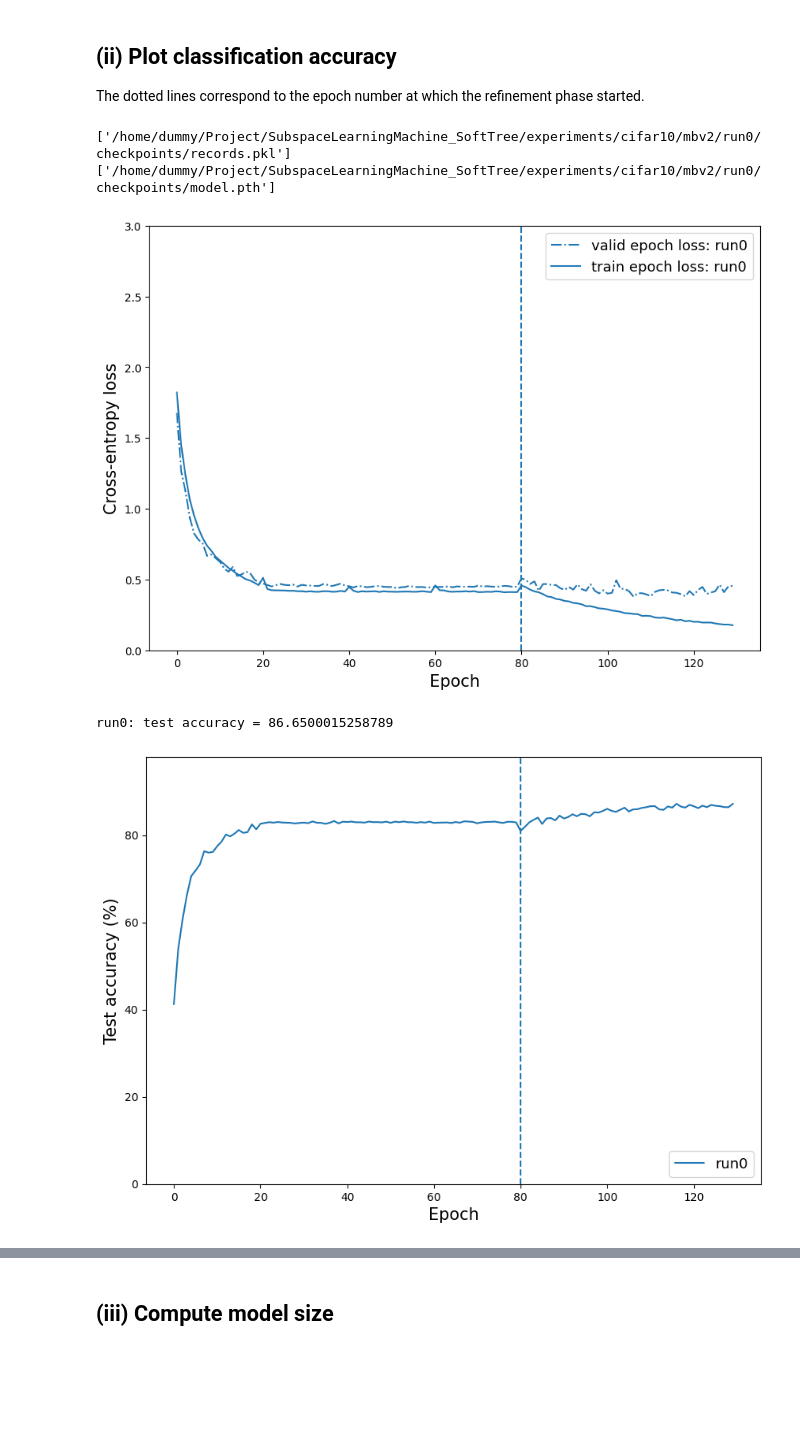
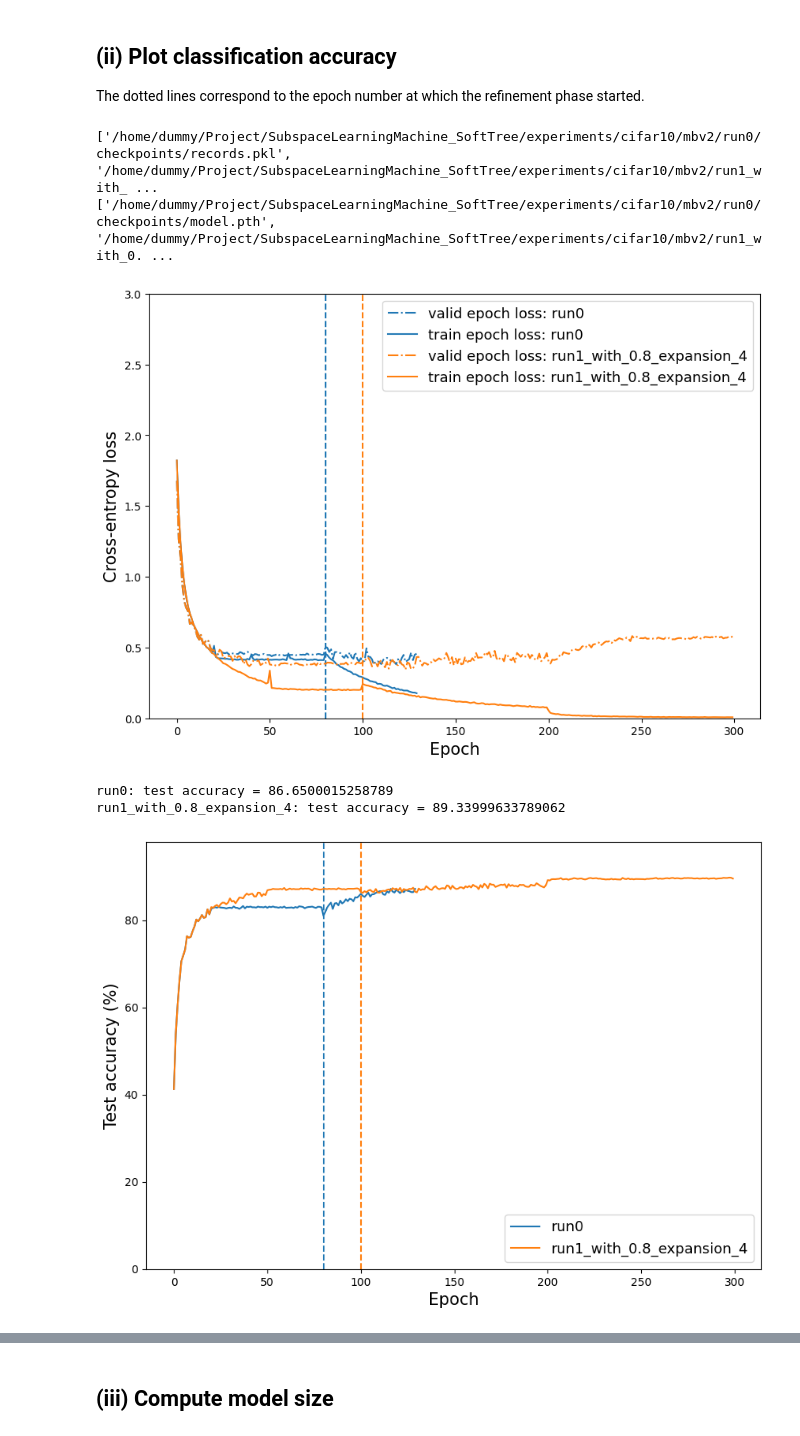
Before and after one commit to ChuniHiro/SubspaceLearningMachine_SoftTree, a Jupyter notebook: examples/evaluation_cifar10.ipynb, the cells around one changed output, grey strips where cells are left out. Drawn from its saved outputs; the diff is of its cells as text; code cells hidden in the pictures; blank space fills up the shorter version.

```diff
--- a/examples/evaluation_cifar10.ipynb
+++ b/examples/evaluation_cifar10.ipynb
@@ -12,27 +12,28 @@ import visualization
 ## (ii) Plot classification accuracy
 The dotted lines correspond to the epoch number at which the refinement phase started.
 # %%
-%matplotlib inline
+# %matplotlib inline
 
 # exp_dir = '/home/dummy/Project/SubspaceLearningMachine_SoftTree/experiments/cifar10/mbv2light/'
 exp_dir = '/home/dummy/Project/SubspaceLearningMachine_SoftTree/experiments/cifar10/mbv2/'
 # models_list = ["debug"]
-models_list = ["run0"]
+models_list = ["run0", 'run1_with_0.8_expansion_4']
 
 records_file_list = [exp_dir + model_name + '/checkpoints/records.pkl' for model_name in models_list]
 model_files = [exp_dir + model_name + '/checkpoints/model.pth' for model_name in models_list]
 
 print(records_file_list)
 print(model_files)
 
 visualization.plot_performance(records_file_list, models_list, ymax = 3.0, figsize=(10,7), finetune_position=True)
 visualization.plot_accuracy(records_file_list, models_list, figsize=(10,7), ymin=0, ymax=98, finetune_position=True)
 # %% [output]
-['/home/dummy/Project/SubspaceLearningMachine_SoftTree/experiments/cifar10/mbv2/run0/checkpoints/records.pkl']
-['/home/dummy/Project/SubspaceLearningMachine_SoftTree/experiments/cifar10/mbv2/run0/checkpoints/model.pth']
+['/home/dummy/Project/SubspaceLearningMachine_SoftTree/experiments/cifar10/mbv2/run0/checkpoints/records.pkl', '/home/dummy/Project/SubspaceLearningMachine_SoftTree/experiments/cifar10/mbv2/run1_with_ ...
+['/home/dummy/Project/SubspaceLearningMachine_SoftTree/experiments/cifar10/mbv2/run0/checkpoints/model.pth', '/home/dummy/Project/SubspaceLearningMachine_SoftTree/experiments/cifar10/mbv2/run1_with_0. ...
-[figure, old version]
+[figure, new version]
 run0: test accuracy = 86.6500015258789
+run1_with_0.8_expansion_4: test accuracy = 89.33999633789062
-[figure, old version]
+[figure, new version]
 # %%
 _ = visualization.compute_number_of_params(model_files, models_list, is_gpu=False)
 # %% [output]
```
Also changed, not shown: parts of 2 cells of this notebook, 2 other files.
